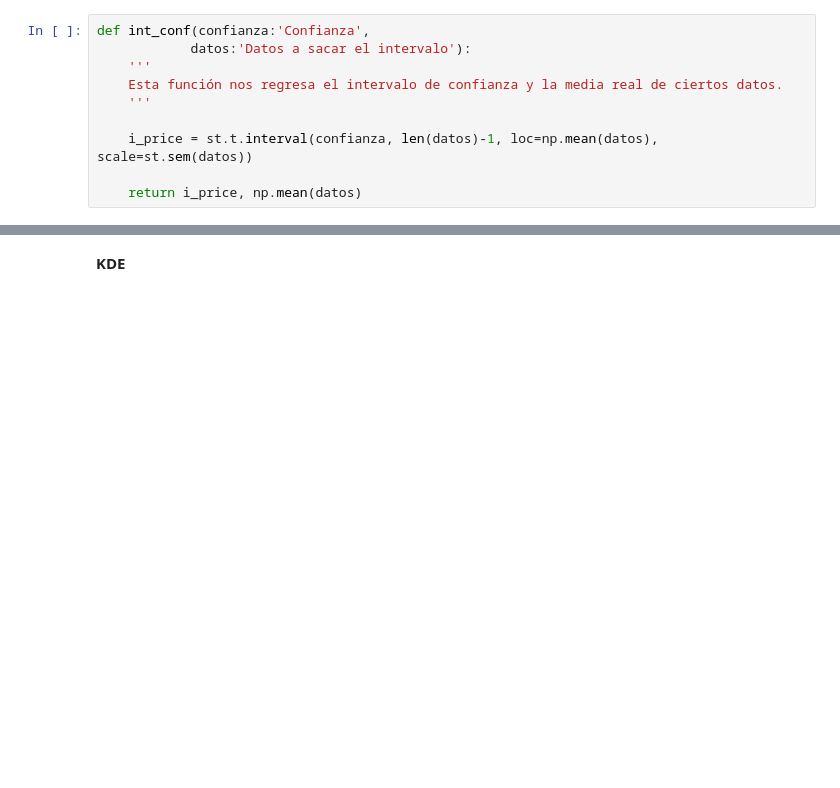
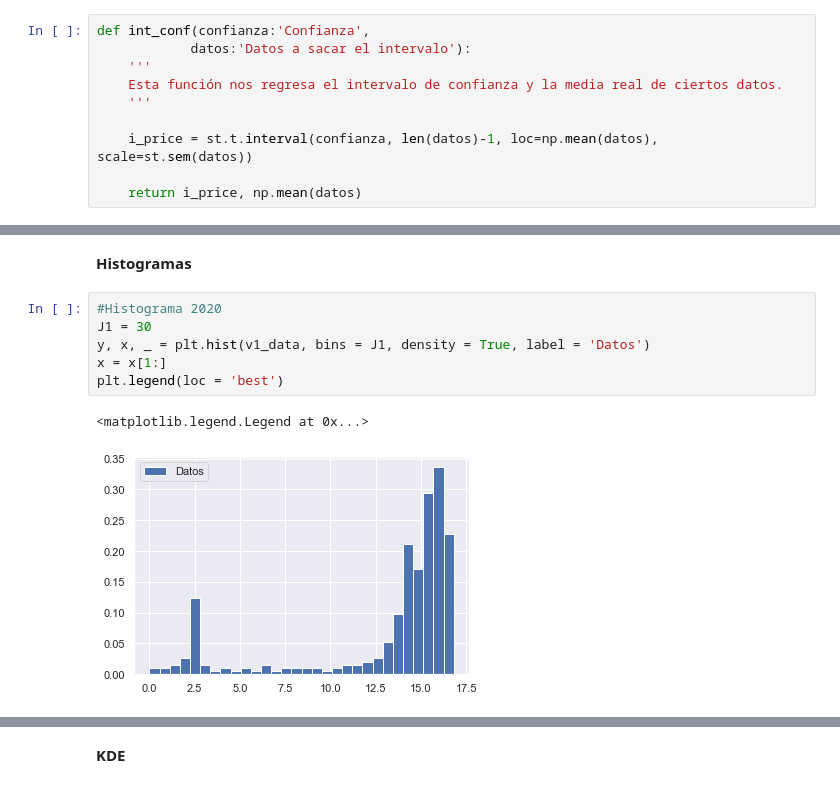
Before and after one commit to valerialadron/Proyecto_VLadron_MMLopez, a Jupyter notebook: Proyecto_VLadron_MMLopez.ipynb, the cells around one changed output, grey strips where cells are left out. Cells and saved outputs as stored; diff of their text form; blank space fills up the shorter version.

```diff
--- a/Proyecto_VLadron_MMLopez.ipynb
+++ b/Proyecto_VLadron_MMLopez.ipynb
@@ -476,0 +464,11 @@ plt.hist(np.array(usa_casos['total_cases']), bins=30)
+# %% [markdown]
+**Histogramas**
+# %%
+#Histograma 2020
+J1 = 30
+y, x, _ = plt.hist(v1_data, bins = J1, density = True, label = 'Datos')
+x = x[1:]
+plt.legend(loc = 'best')
+# %% [output]
+<matplotlib.legend.Legend at 0x...>
+[figure, added]
```
Also changed, not shown: parts of 48 cells of this notebook.
